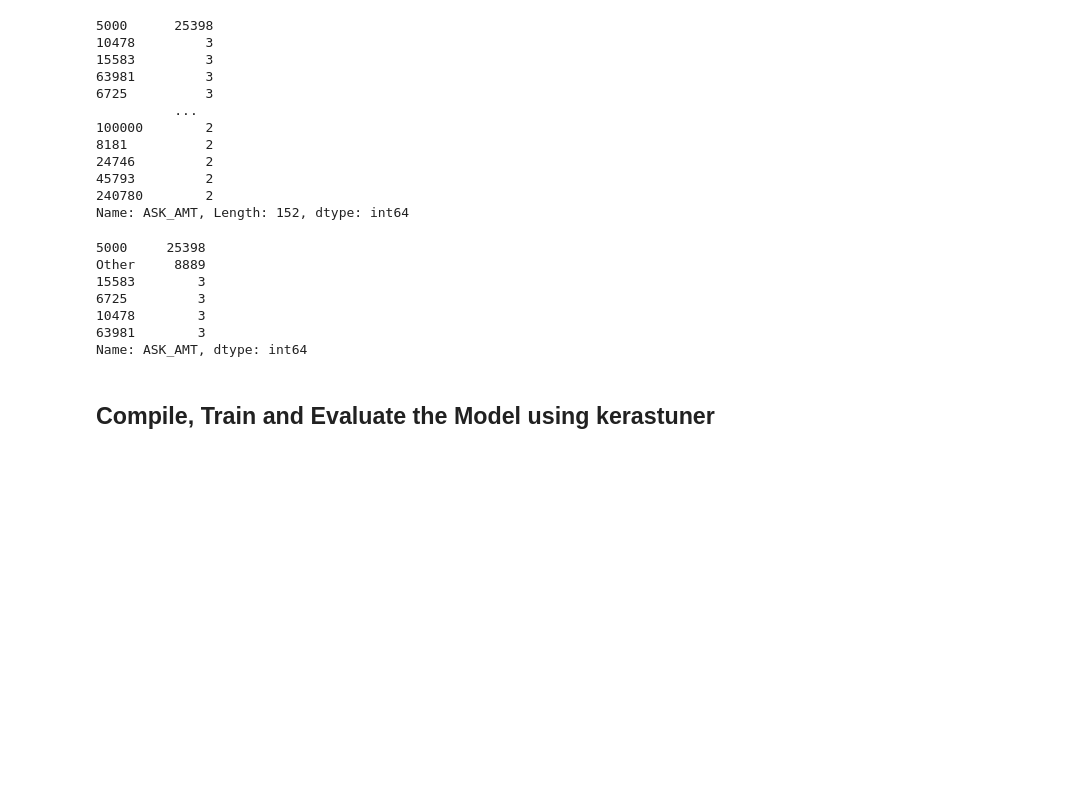
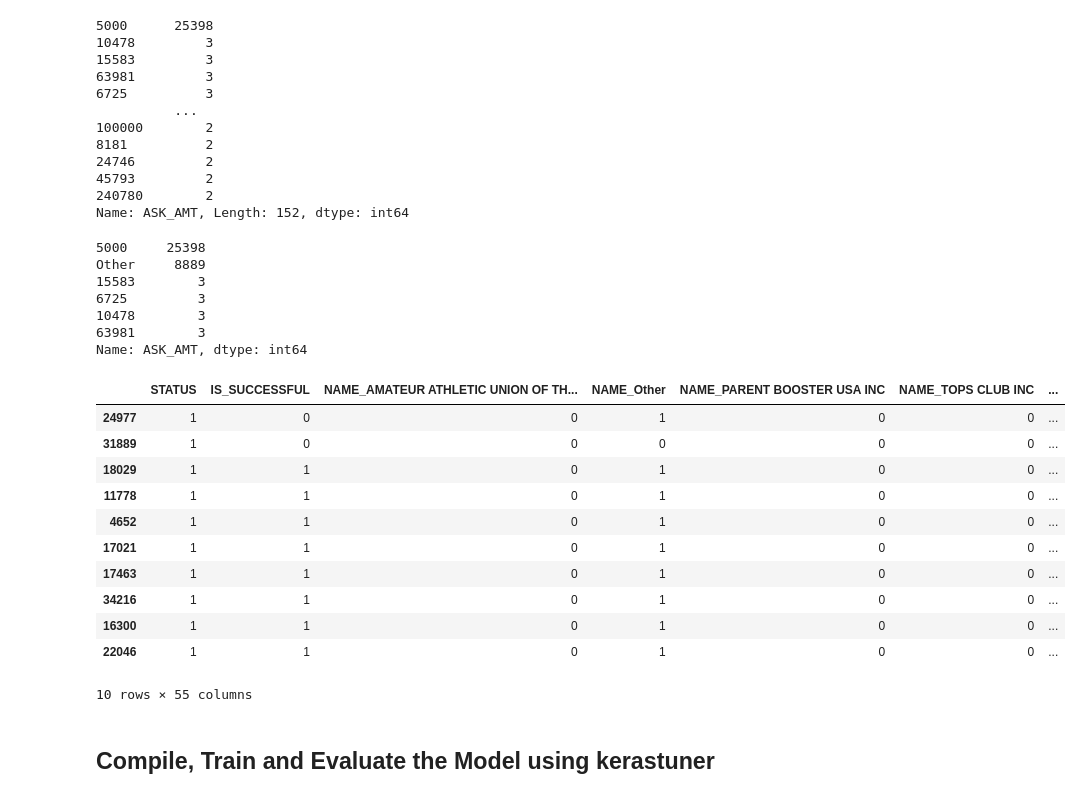
Before and after one commit to Gavin-Toole/Module_21_Deep-Learning-Challenge, a Jupyter notebook: Deep Learning Challenge/AlphabetSoupCharity_Optimization.ipynb, the cells around one changed output. Saved outputs shown, nothing was run; the diff lists cells and outputs as text; code cells hidden in the pictures; blank space fills up the shorter version.

```diff
--- a/Deep Learning Challenge/AlphabetSoupCharity_Optimization.ipynb
+++ b/Deep Learning Challenge/AlphabetSoupCharity_Optimization.ipynb
@@ -112,3 +113,7 @@ T7         725
 T10        528
 Other      276
 Name: APPLICATION_TYPE, dtype: int64
+# %%
+# Look at NAME value counts for binning
+name_counts = application_df['NAME'].value_counts()
+name_counts
@@ -114,0 +133,11 @@ Name: APPLICATION_TYPE, dtype: int64
+# %%
+# Choose a cutoff value and create a list of name to be replaced
+# use the variable name `name_to_replace`
+name_to_replace = list(name_counts[name_counts < 400].index)
+
+# Replace in dataframe
+for name in name_to_replace:
+    application_df['NAME'] = application_df['NAME'].replace(name,"Other")
+
+# Check to make sure binning was successful
+application_df['NAME'].value_counts()
@@ -226,6 +263,20 @@ Name: ASK_AMT, dtype: int64
 # %%
 # Convert categorical data to numeric with `pd.get_dummies`
 app_final = pd.get_dummies(application_df)
+app_final.sample(10)
+# %% [output]
+|  | STATUS | IS_SUCCESSFUL | NAME_AMATEUR ATHLETIC UNION OF TH... | NAME_Other | NAME_PARENT BOOSTER USA INC | NAME_TOPS CLUB INC | ... |
+| 24977 | 1 | 0 | 0 | 1 | 0 | 0 | ... |
+| 31889 | 1 | 0 | 0 | 0 | 0 | 0 | ... |
+| 18029 | 1 | 1 | 0 | 1 | 0 | 0 | ... |
+| 11778 | 1 | 1 | 0 | 1 | 0 | 0 | ... |
+| 4652 | 1 | 1 | 0 | 1 | 0 | 0 | ... |
+| 17021 | 1 | 1 | 0 | 1 | 0 | 0 | ... |
+| 17463 | 1 | 1 | 0 | 1 | 0 | 0 | ... |
+| 34216 | 1 | 1 | 0 | 1 | 0 | 0 | ... |
+| 16300 | 1 | 1 | 0 | 1 | 0 | 0 | ... |
+| 22046 | 1 | 1 | 0 | 1 | 0 | 0 | ... |
+10 rows × 55 columns
 # %%
 # Split our preprocessed data into our features and target arrays
 y = app_final["IS_SUCCESSFUL"]
```
Also changed, not shown: parts of 10 cells of this notebook, 5 other files.
